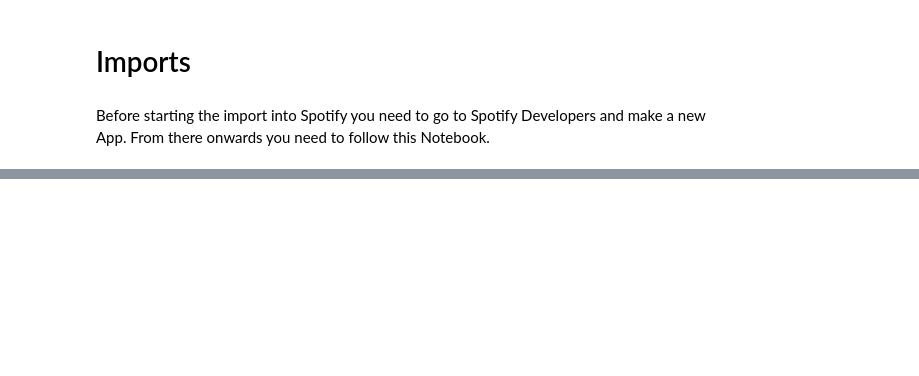
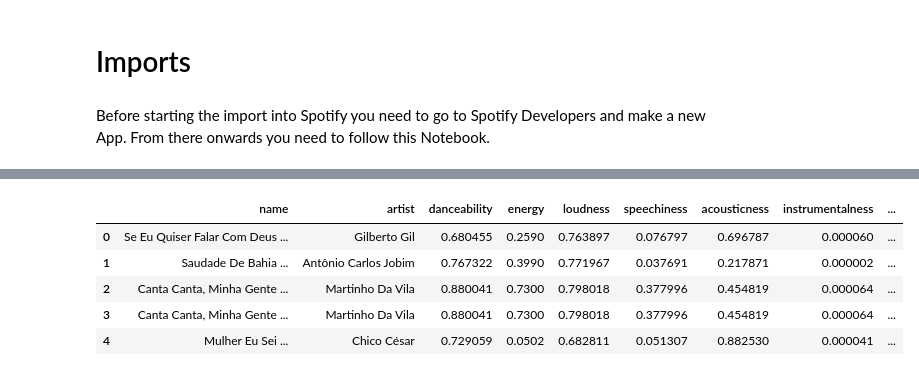
Before and after one commit to MerleSt/SpotifyPlaylistMoosic, a Jupyter notebook: Notebooks/Upload_Spotify.ipynb, the cells around one changed output, grey strips where cells are left out. Drawn from its saved outputs; the diff is of its cells as text; code cells hidden in the pictures; blank space fills up the shorter version.

```diff
--- a/Notebooks/Upload_Spotify.ipynb
+++ b/Notebooks/Upload_Spotify.ipynb
@@ -81,0 +92,9 @@ Error adding tracks to playlist: http status: 400, code:-1 - Unsupported URL / U
+# %%
+songs.head()
+# %% [output]
+|  | name | artist | danceability | energy | loudness | speechiness | acousticness | instrumentalness | ... |
+| 0 | Se Eu Quiser Falar Com Deus ... | Gilberto Gil | 0.680455 | 0.2590 | 0.763897 | 0.076797 | 0.696787 | 0.000060 | ... |
+| 1 | Saudade De Bahia ... | Antônio Carlos Jobim | 0.767322 | 0.3990 | 0.771967 | 0.037691 | 0.217871 | 0.000002 | ... |
+| 2 | Canta Canta, Minha Gente ... | Martinho Da Vila | 0.880041 | 0.7300 | 0.798018 | 0.377996 | 0.454819 | 0.000064 | ... |
+| 3 | Canta Canta, Minha Gente ... | Martinho Da Vila | 0.880041 | 0.7300 | 0.798018 | 0.377996 | 0.454819 | 0.000064 | ... |
+| 4 | Mulher Eu Sei ... | Chico César | 0.729059 | 0.0502 | 0.682811 | 0.051307 | 0.882530 | 0.000041 | ... |
```
Also changed, not shown: parts of 13 cells of this notebook, 2 other files.
